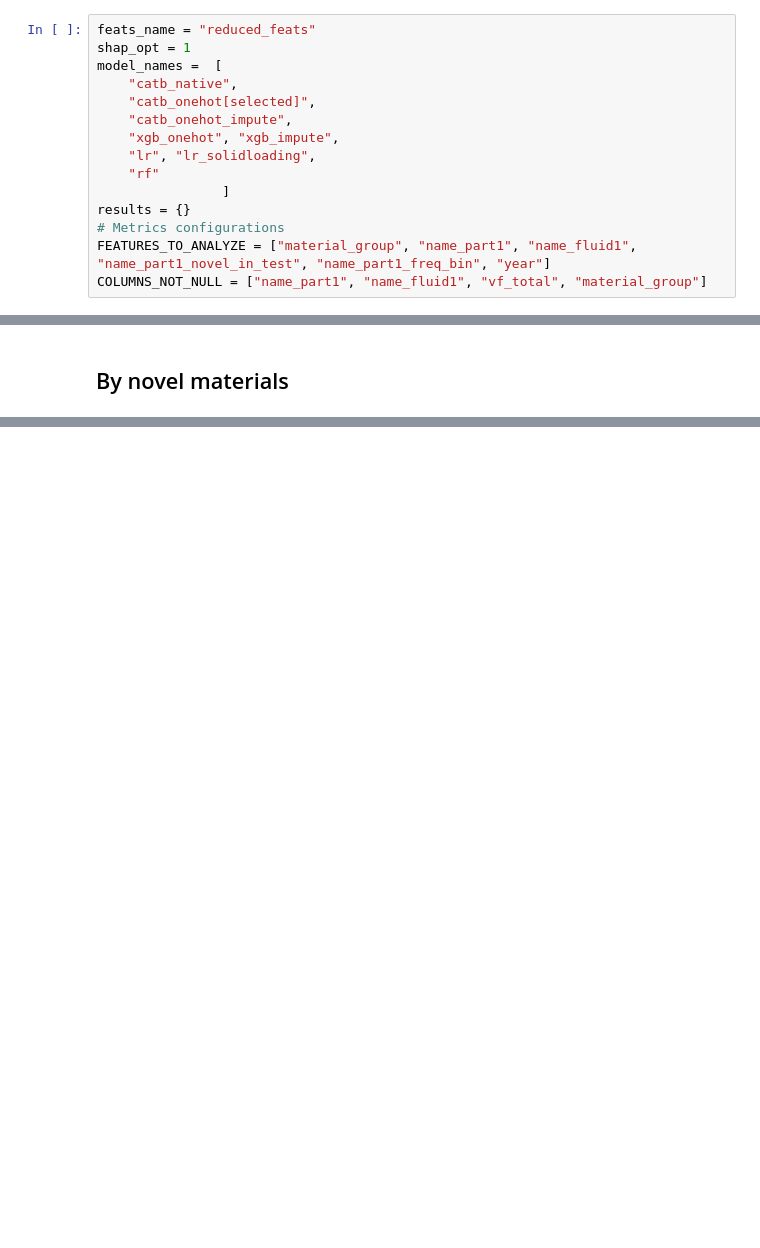
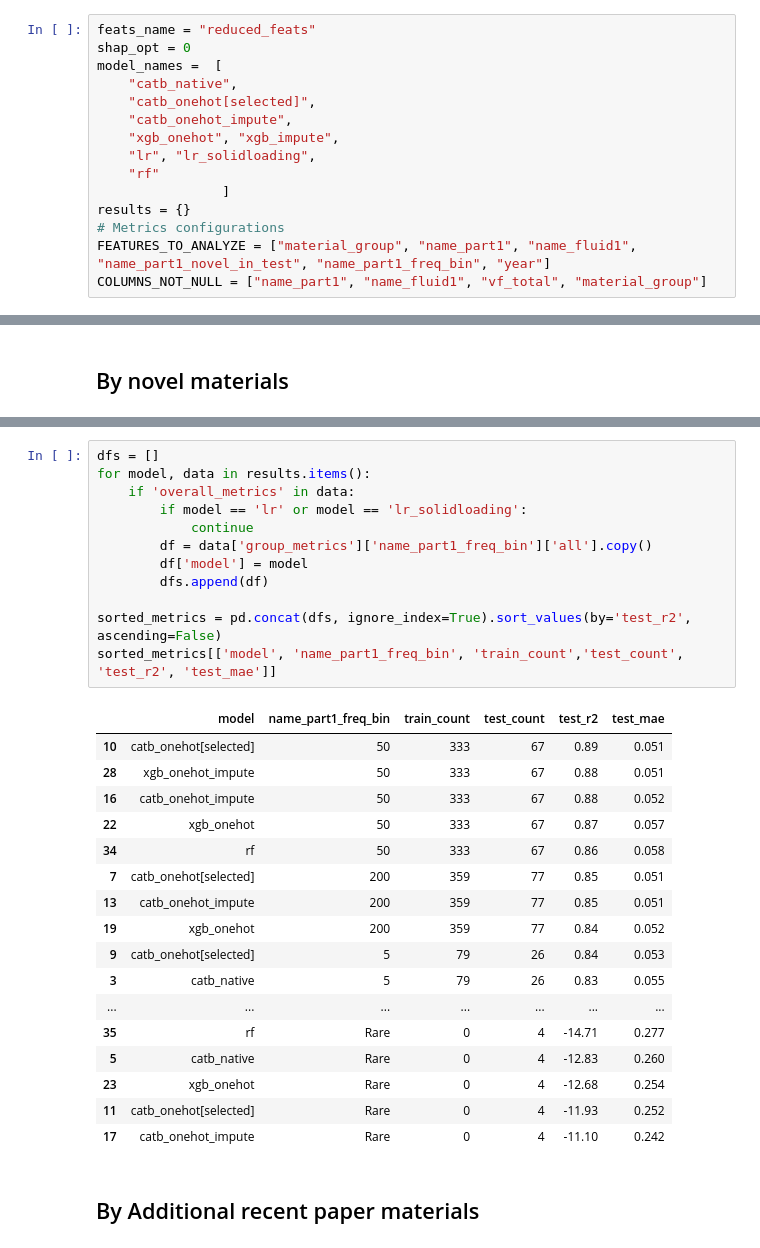
Before and after one commit to Bessagg/FreezeCastingPredict, a Jupyter notebook: train.ipynb, the cells around one changed output, grey strips where cells are left out. Saved outputs shown, nothing was run; the diff lists cells and outputs as text; blank space fills up the shorter version.

```diff
--- a/train.ipynb
+++ b/train.ipynb
@@ -39,7 +39,7 @@ def print_nested_keys_and_values(d, prefix='', filter_key=None):
             print(f"{prefix}:\n{d}\n")
 # %%
 feats_name = "reduced_feats"
-shap_opt = 1
+shap_opt = 0
 model_names =  [
     "catb_native",
     "catb_onehot[selected]",
@@ -359,0 +405,32 @@ catb_onehot[selected].group_metrics.name_part1_novel_in_test.all:
+# %%
+dfs = []
+for model, data in results.items():
+    if 'overall_metrics' in data:
+        if model == 'lr' or model == 'lr_solidloading':
+            continue
+        df = data['group_metrics']['name_part1_freq_bin']['all'].copy()
+        df['model'] = model
+        dfs.append(df)
+
+sorted_metrics = pd.concat(dfs, ignore_index=True).sort_values(by='test_r2', ascending=False)
+sorted_metrics[['model', 'name_part1_freq_bin', 'train_count','test_count', 'test_r2', 'test_mae']]
+# %% [output]
+|  | model | name_part1_freq_bin | train_count | test_count | test_r2 | test_mae |
+| 10 | catb_onehot[selected] | 50 | 333 | 67 | 0.89 | 0.051 |
+| 28 | xgb_onehot_impute | 50 | 333 | 67 | 0.88 | 0.051 |
+| 16 | catb_onehot_impute | 50 | 333 | 67 | 0.88 | 0.052 |
+| 22 | xgb_onehot | 50 | 333 | 67 | 0.87 | 0.057 |
+| 34 | rf | 50 | 333 | 67 | 0.86 | 0.058 |
+| 7 | catb_onehot[selected] | 200 | 359 | 77 | 0.85 | 0.051 |
+| 13 | catb_onehot_impute | 200 | 359 | 77 | 0.85 | 0.051 |
+| 19 | xgb_onehot | 200 | 359 | 77 | 0.84 | 0.052 |
+| 9 | catb_onehot[selected] | 5 | 79 | 26 | 0.84 | 0.053 |
+| 3 | catb_native | 5 | 79 | 26 | 0.83 | 0.055 |
+| ... | ... | ... | ... | ... | ... | ... |
+| 35 | rf | Rare | 0 | 4 | -14.71 | 0.277 |
+| 5 | catb_native | Rare | 0 | 4 | -12.83 | 0.260 |
+| 23 | xgb_onehot | Rare | 0 | 4 | -12.68 | 0.254 |
+| 11 | catb_onehot[selected] | Rare | 0 | 4 | -11.93 | 0.252 |
+| 17 | catb_onehot_impute | Rare | 0 | 4 | -11.10 | 0.242 |
+# %% [markdown]
+## By Additional recent paper materials
```
Also changed, not shown: parts of 21 cells of this notebook, 8 other files.
